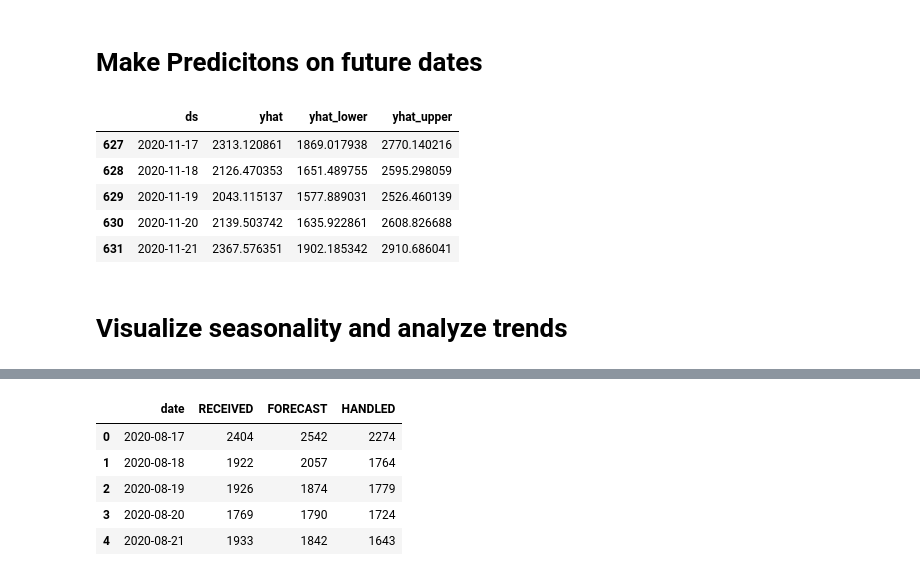
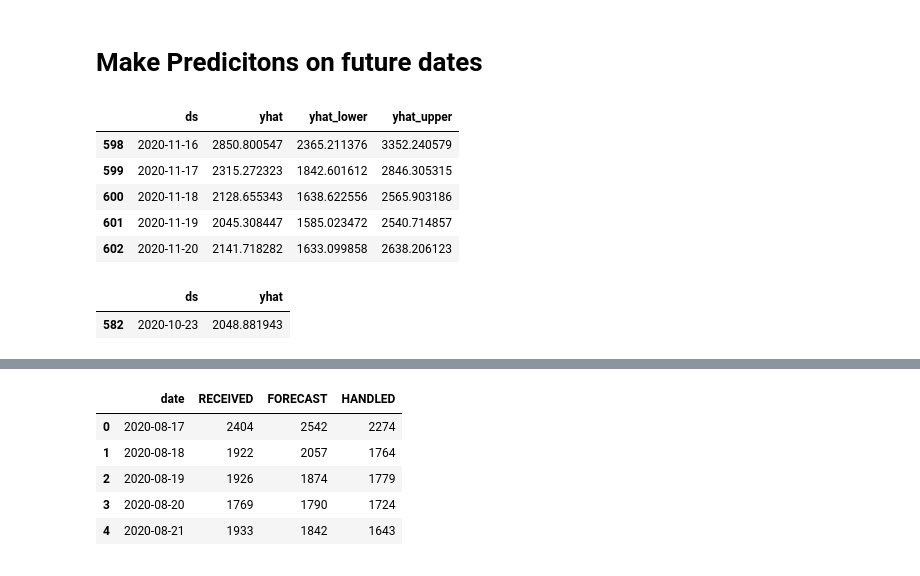
Before and after one commit to majickdave/dji_vol, a Jupyter notebook: prophet_model.ipynb, the cells around one changed output, grey strips where cells are left out. Cells and saved outputs as stored; diff of their text form; code cells hidden in the pictures.

```diff
--- a/prophet_model.ipynb
+++ b/prophet_model.ipynb
@@ -22,3 +34,0 @@ df.head()
-# %%
-df['Date'] = pd.to_datetime(df['Date'])
-df['Date'].describe(datetime_is_numeric=True)
@@ -36,7 +59,9 @@ Name: Date, dtype: object
 # %%
-df = df[['Date','RIS Actual Volume']]
+# create a new dataframe with 2 columns, date and actual volume received
+df['Date'] = df.index
+df = df[['Date', 'actual']]
 
-#  pre-format for prophet
+# Must pre-format column names
 df.columns = ['ds','y']
 
 # set start date of training data
@@ -52,6 +81,6 @@ df.head()
 # %%
 # create default prophet model
-m = Prophet(weekly_seasonality=True, yearly_seasonality=True, daily_seasonality=True)
+m = Prophet(weekly_seasonality=True, yearly_seasonality=True, daily_seasonality=False)
 m.fit(df)
 # %% [output]
 <fbprophet.forecaster.Prophet at 0x...>
@@ -69,15 +99,22 @@ future.tail()
 | 631 | 2020-11-21 |
 # %% [markdown]
 # Make Predicitons on future dates
+# %%
+future2 = future.copy()
+future2 = future2[~future2['ds'].dt.weekday.isin([5,6])]
+forecast = m.predict(future2)
 # %%
-forecast = m.predict(future)
 forecast[['ds', 'yhat', 'yhat_lower', 'yhat_upper']].tail()
 # %% [output]
 |  | ds | yhat | yhat_lower | yhat_upper |
-| 627 | 2020-11-17 | 2313.120861 | 1869.017938 | 2770.140216 |
-| 628 | 2020-11-18 | 2126.470353 | 1651.489755 | 2595.298059 |
-| 629 | 2020-11-19 | 2043.115137 | 1577.889031 | 2526.460139 |
-| 630 | 2020-11-20 | 2139.503742 | 1635.922861 | 2608.826688 |
-| 631 | 2020-11-21 | 2367.576351 | 1902.185342 | 2910.686041 |
+| 598 | 2020-11-16 | 2850.800547 | 2365.211376 | 3352.240579 |
+| 599 | 2020-11-17 | 2315.272323 | 1842.601612 | 2846.305315 |
+| 600 | 2020-11-18 | 2128.655343 | 1638.622556 | 2565.903186 |
+| 601 | 2020-11-19 | 2045.308447 | 1585.023472 | 2540.714857 |
+| 602 | 2020-11-20 | 2141.718282 | 1633.099858 | 2638.206123 |
-# %% [markdown]
-# Visualize seasonality and analyze trends
+# %%
+# query prediction for
+forecast[forecast['ds'] == '2020-10-23'][['ds','yhat']]
+# %% [output]
+|  | ds | yhat |
+| 582 | 2020-10-23 | 2048.881943 |
```
Also changed, not shown: parts of 35 cells of this notebook, 1 other file.
